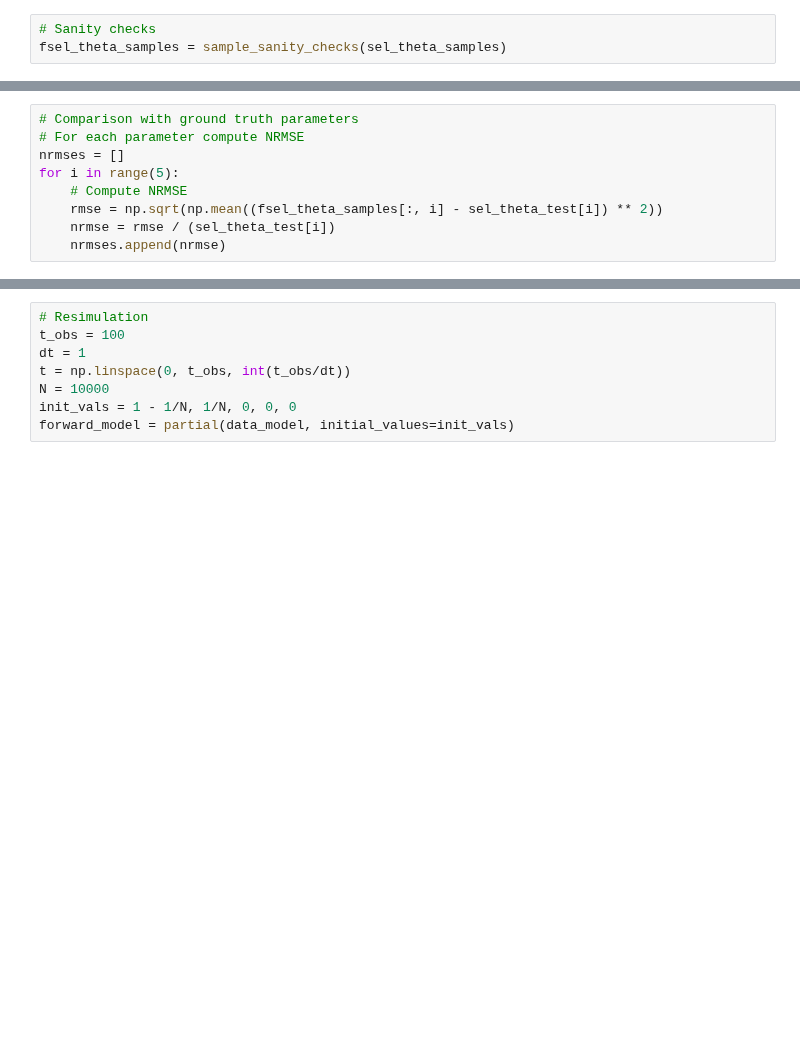
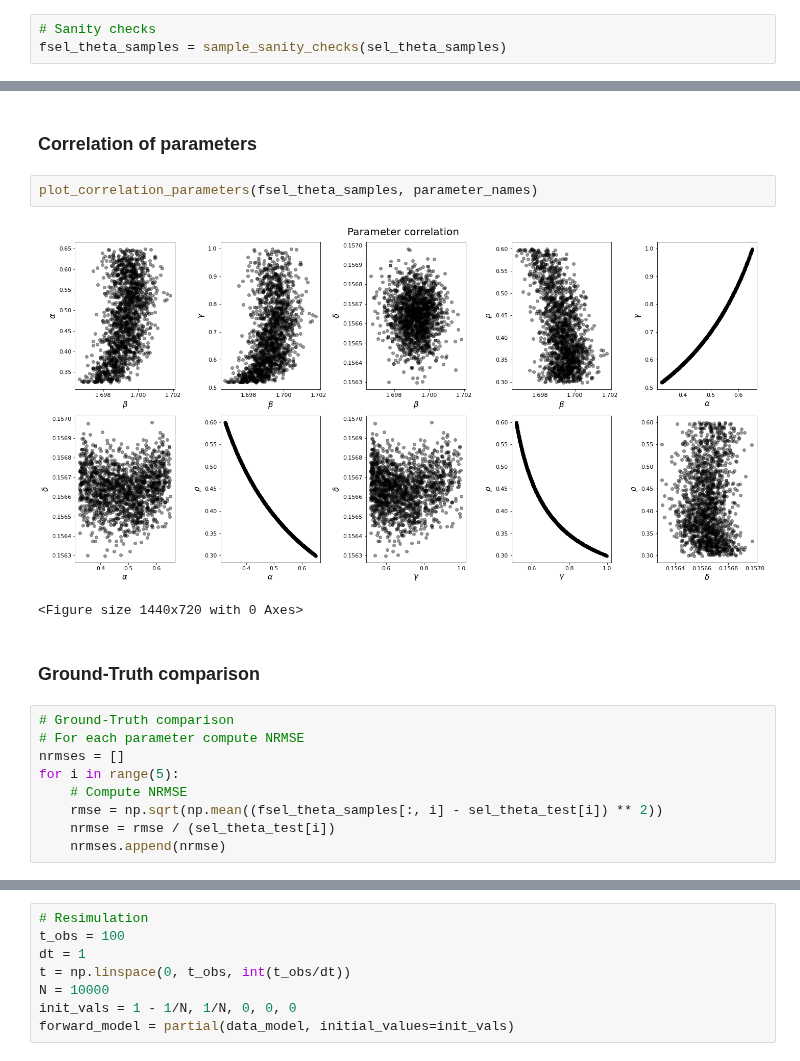
Before and after one commit to juan190199/InfectiousDiseases, a Jupyter notebook: InfectiousDisease/bayes_flow.ipynb, the cells around one changed output, grey strips where cells are left out. Cells and saved outputs as stored; diff of their text form; blank space fills up the shorter version.

Commit message:
~// Correlation of parameters

```diff
--- a/InfectiousDisease/bayes_flow.ipynb
+++ b/InfectiousDisease/bayes_flow.ipynb
@@ -230,5 +230,14 @@ print(fsel_theta_samples.shape)
+# %% [markdown]
+### Correlation of parameters
+# %%
+plot_correlation_parameters(fsel_theta_samples, parameter_names)
+# %% [output]
+[figure, added]
+<Figure size 1440x720 with 0 Axes>
+# %% [markdown]
+### Ground-Truth comparison
 # %%
-# Comparison with ground truth parameters
+# Ground-Truth comparison
 # For each parameter compute NRMSE
 nrmses = []
 for i in range(5):
```
Also changed, not shown: parts of 11 cells of this notebook.
